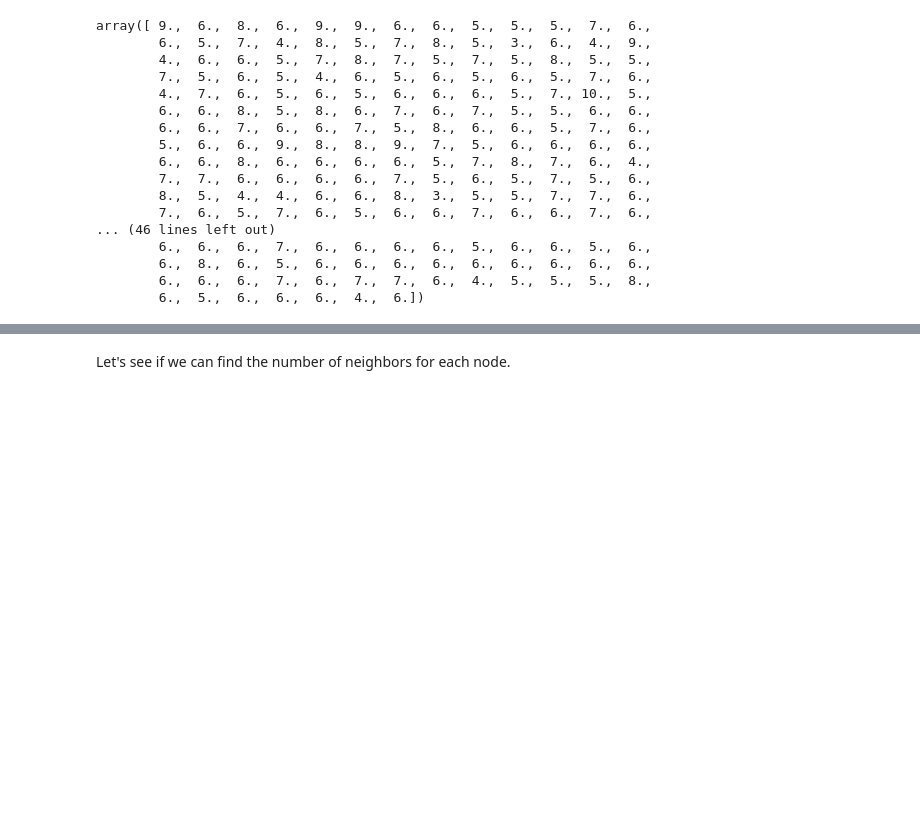
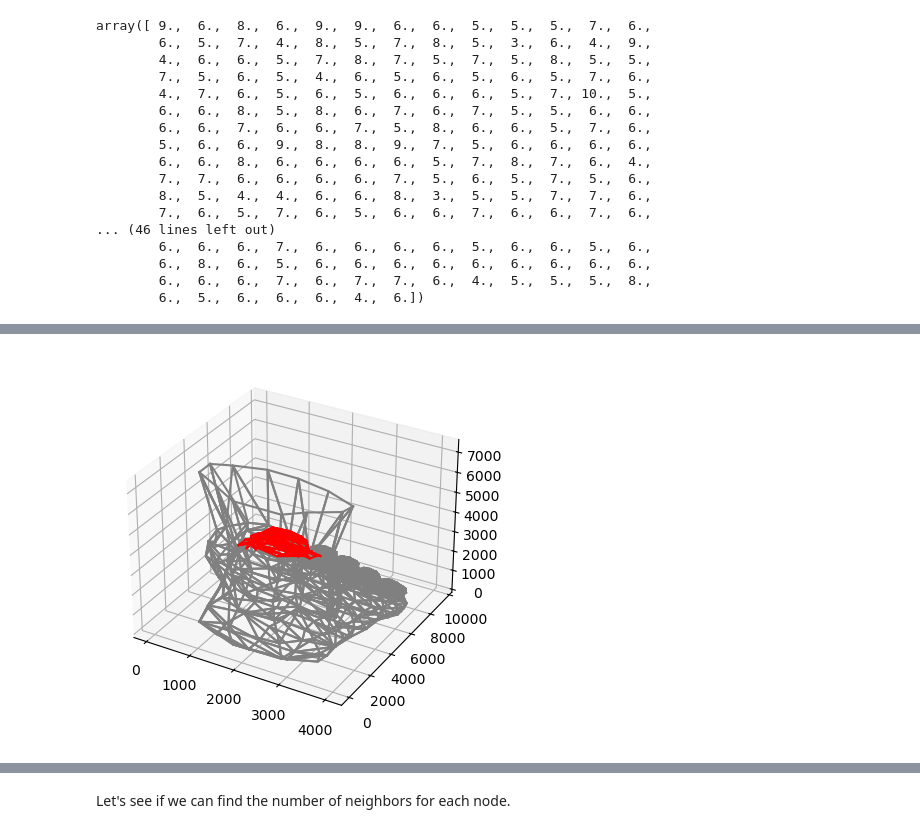
Before and after one commit to suryashch/3d_modelling, a Jupyter notebook: research/reducing-mesh-density/notebooks/obj-eda.ipynb, the cells around one changed output, grey strips where cells are left out. Cells and saved outputs as stored; diff of their text form; code cells hidden in the pictures; blank space fills up the shorter version.

```diff
--- a/research/reducing-mesh-density/notebooks/obj-eda.ipynb
+++ b/research/reducing-mesh-density/notebooks/obj-eda.ipynb
@@ -1001,0 +1099,45 @@ traverse_graph(foot_graph, 3, 5)
+# %%
+def traverse_am_input(am, diag_n, node1):
+
+    diag_n_copy = diag_n.copy()
+
+    start_idx = node1
+
+    queue = [(start_idx)]
+    visited = []
+
+    while len(queue) > 0:
+        node = queue.pop()
+
+        if node not in visited:
+            visited.append(node)
+            diag_n_copy[node] = -1
+
+            neighbors = np.nonzero(am[node])[0]
+
+            densest_neighbor = np.argmax(diag_n_copy[neighbors])
+
+            queue.append(neighbors[densest_neighbor])
+
+    return visited
+# %%
+densest_path = traverse_am_input(foot_am_array, num_routes_diag, 650) # This should give us the same result as above
+# %%
+faces_final_sample = faces_final.copy()
+
+faces_final_sample["contains_vertex"] = faces_final_sample["index_coord"].apply(lambda x: is_vertex_in_triangle(x, densest_path))
+faces_final_sample = faces_final_sample[faces_final_sample["contains_vertex"]]
+faces_final_sample = faces_final_sample["index_coord"]
+
+fig = plt.figure()
+ax = fig.add_subplot(projection='3d')
+
+for row in faces_final["index_coord"]:
+    X, Y, Z = get_vertex_coords(row)
+    ax.plot(X,Y,Z, color='grey')
+
+for row in faces_final_sample:
+    X, Y, Z = get_vertex_coords(row)
+    ax.plot(X,Y,Z, color='red')
+# %% [output]
+[figure, added]
```
Also changed, not shown: parts of 31 cells of this notebook.
